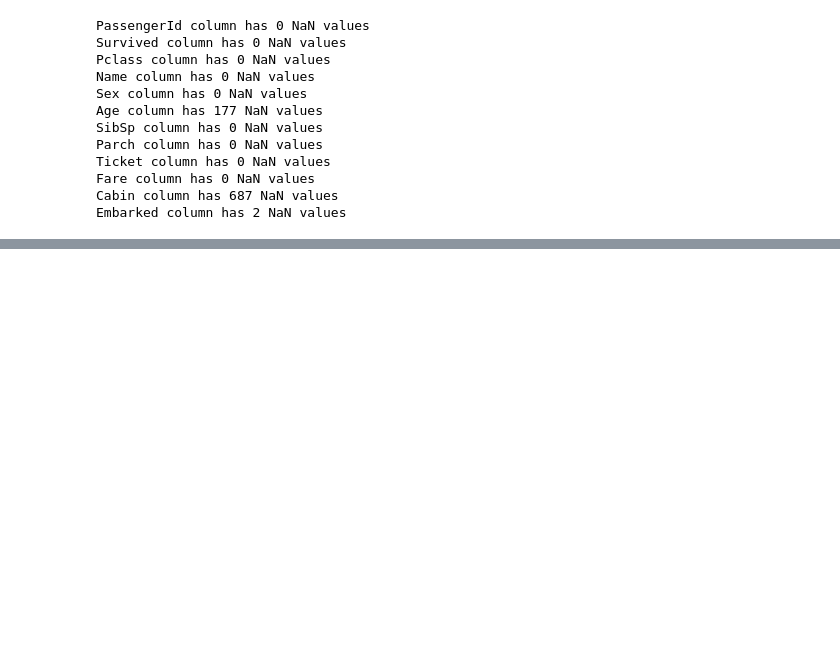
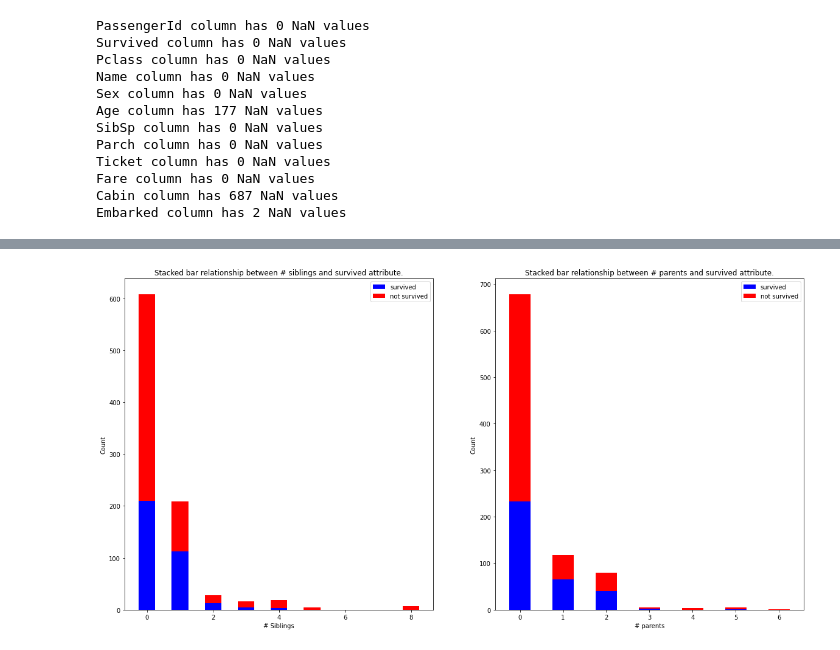
Before and after one commit to baarsaam/kaggle, a Jupyter notebook: titanic_classification/titanic.ipynb, the cells around one changed output, grey strips where cells are left out. Cells and saved outputs as stored; diff of their text form; code cells hidden in the pictures; blank space fills up the shorter version.

```diff
--- a/titanic_classification/titanic.ipynb
+++ b/titanic_classification/titanic.ipynb
@@ -131,0 +185,37 @@ array([[<AxesSubplot:title={'center':'Survived'}>,
+# %%
+# Relationship between number of siblings and survived attribute.
+figure = plt.figure(figsize=(20.0, 10.0))
+counter = 1
+for c in ['SibSp', 'Parch']:
+    sib_bins = train_ds[c].unique()
+    survived_counts = train_ds[train_ds['Survived']==1].groupby(c)[c].count()
+    n_survived_counts = train_ds[train_ds['Survived']==0].groupby(c)[c].count()
+    survived = []
+    n_survived = []
+    for i in sib_bins:
+        if survived_counts.get(i):
+            survived.append(survived_counts.get(i))
+        else:
+            survived.append(0)
+
+        if n_survived_counts.get(i):
+            n_survived.append(n_survived_counts.get(i))
+        else:
+            n_survived.append(0)
+
+    plt.subplot(1, 2, counter)
+    counter += 1
+
+    plt.bar(sib_bins, survived, color='blue', width=0.5, label='survived')
+    plt.bar(sib_bins, n_survived, color='red', bottom=survived, width=0.5, label='not survived')
+    if c == 'SibSp':
+        plt.title('Stacked bar relationship between # siblings and survived attribute.')
+        plt.xlabel('# Siblings')
+    else:
+        plt.title('Stacked bar relationship between # parents and survived attribute.')
+        plt.xlabel('# parents')
+    plt.ylabel('Count')
+    plt.legend()
+plt.show()
+# %% [output]
+[figure, added]
```
Also changed, not shown: parts of 7 cells of this notebook.
